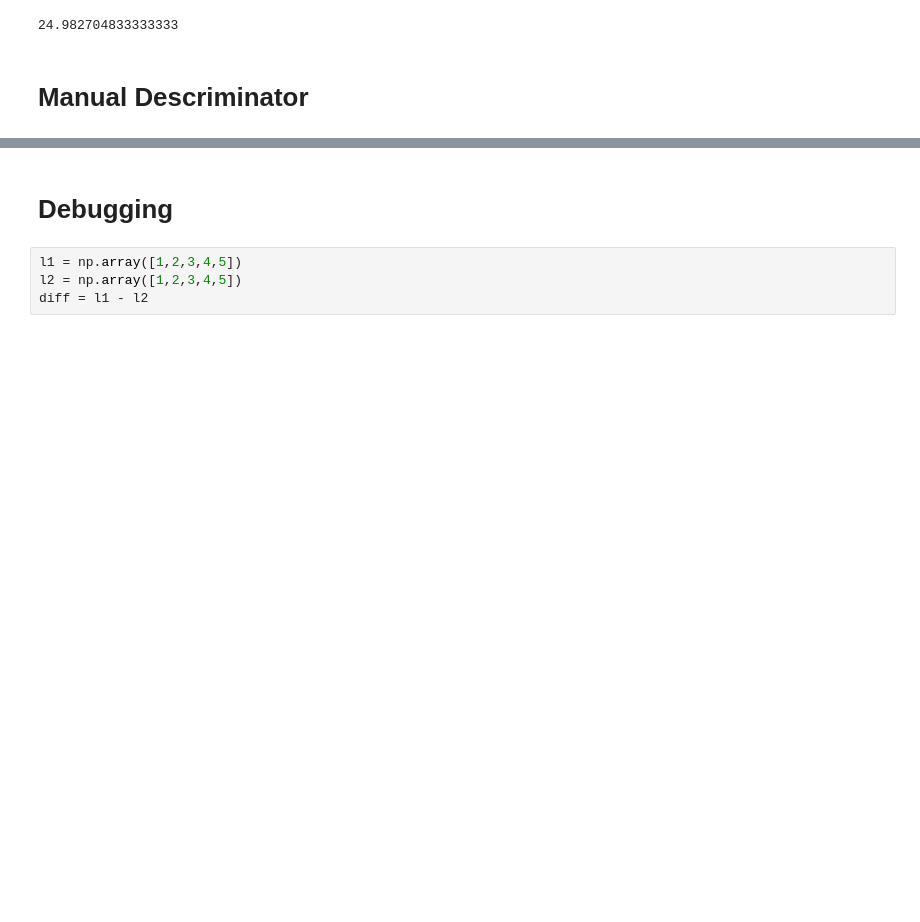
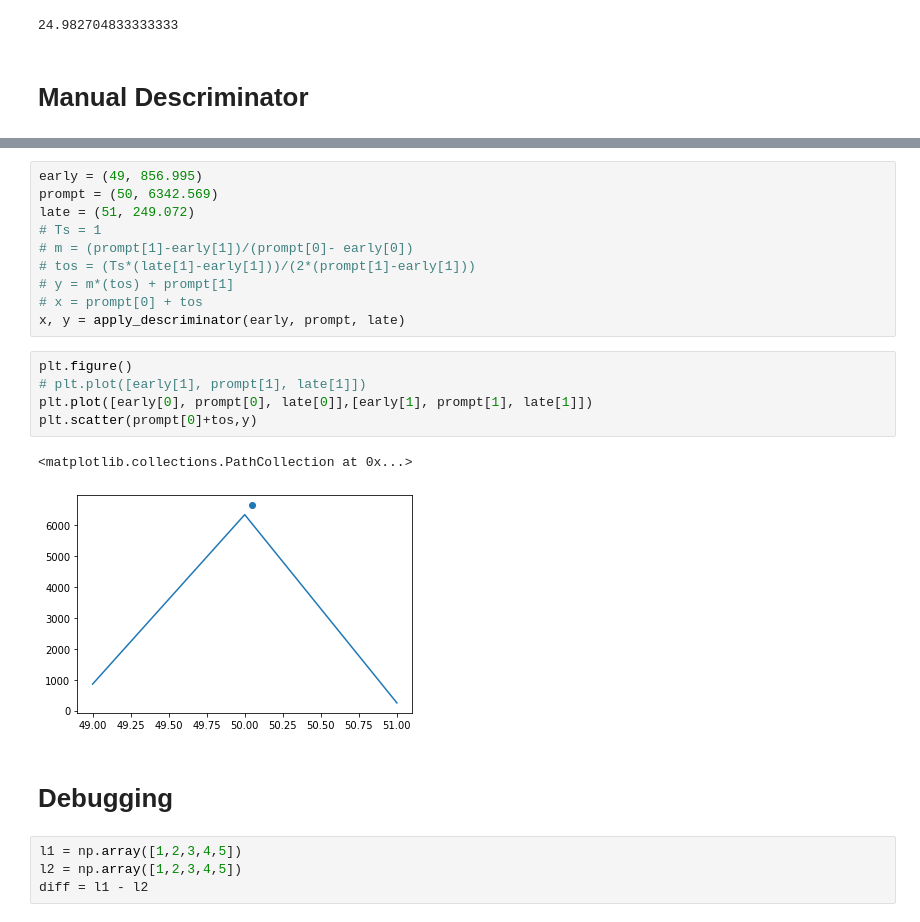
Before and after one commit to EdmondLeahy/InterferenceGeolocation, a Jupyter notebook: ManualParsing.ipynb, the cells around one changed output, grey strips where cells are left out. Cells and saved outputs as stored; diff of their text form; blank space fills up the shorter version.

```diff
--- a/ManualParsing.ipynb
+++ b/ManualParsing.ipynb
@@ -120,3 +147,21 @@ y
+# %%
+early = (49, 856.995)
+prompt = (50, 6342.569)
+late = (51, 249.072)
+# Ts = 1
+# m = (prompt[1]-early[1])/(prompt[0]- early[0])
+# tos = (Ts*(late[1]-early[1]))/(2*(prompt[1]-early[1]))
+# y = m*(tos) + prompt[1]
+# x = prompt[0] + tos
+x, y = apply_descriminator(early, prompt, late)
+# %%
+plt.figure()
+# plt.plot([early[1], prompt[1], late[1]])
+plt.plot([early[0], prompt[0], late[0]],[early[1], prompt[1], late[1]])
+plt.scatter(prompt[0]+tos,y)
+# %% [output]
+<matplotlib.collections.PathCollection at 0x...>
+[figure, added]
 # %% [markdown]
 # Debugging
 # %%
```
Also changed, not shown: parts of 6 cells of this notebook, 3 other files.
